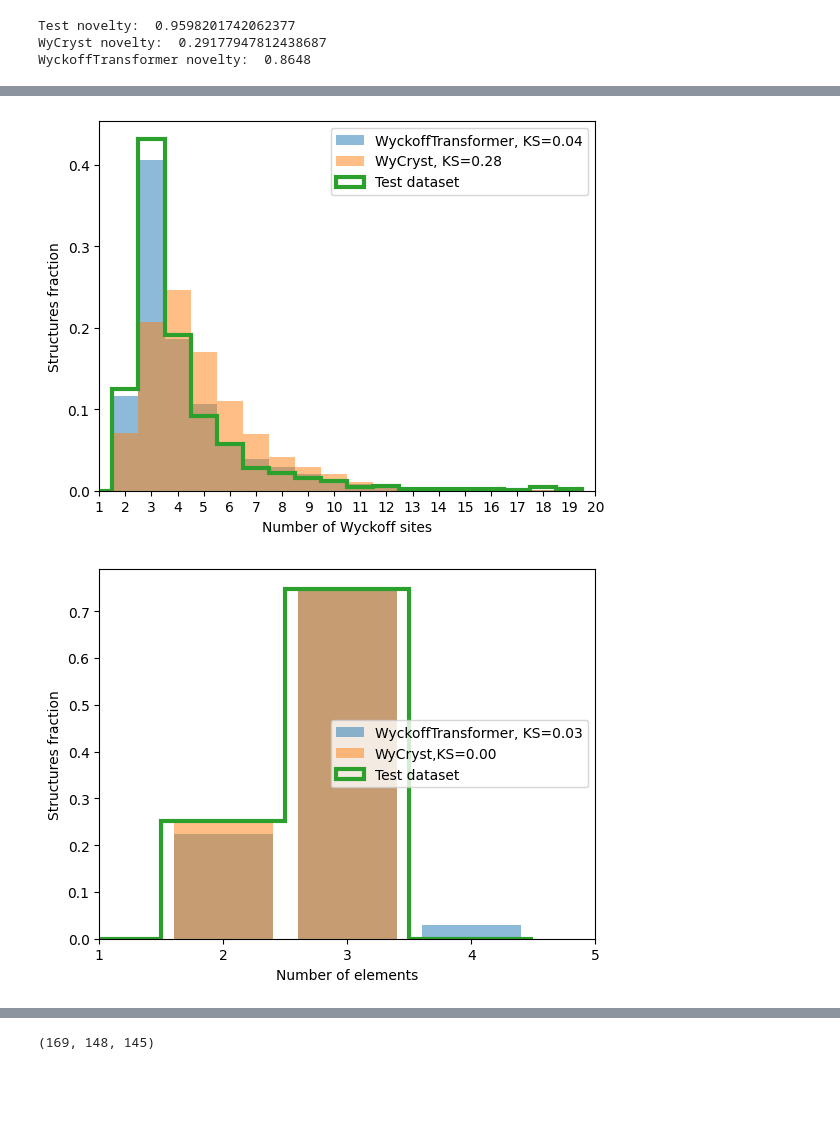
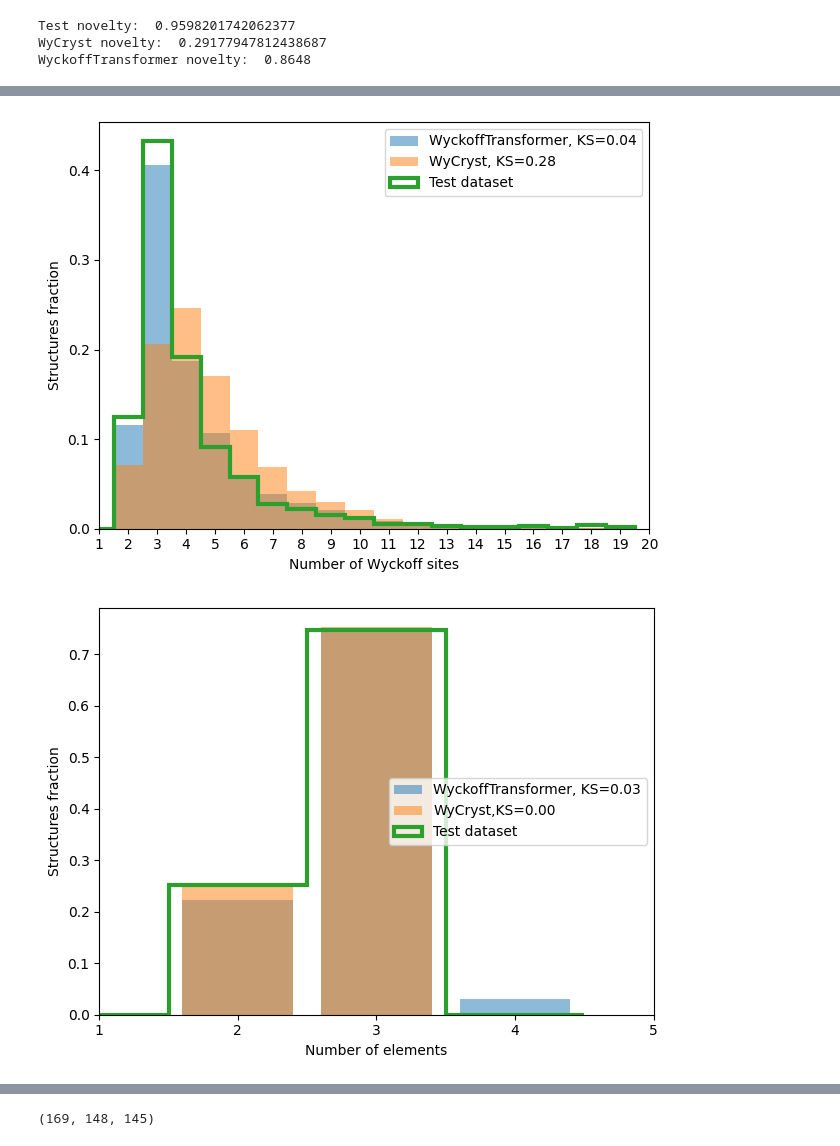
Before and after one commit to kedhip/WyckoffTransformer, a Jupyter notebook: WyCryst_vs_WyckoffTransformer.ipynb, the cells around one changed output, grey strips where cells are left out. Drawn from its saved outputs; the diff is of its cells as text; code cells hidden in the pictures; blank space fills up the shorter version.

```diff
--- a/WyCryst_vs_WyckoffTransformer.ipynb
+++ b/WyCryst_vs_WyckoffTransformer.ipynb
@@ -121,21 +131,25 @@ SG chi2: statistic=215.41483375782673, pvalue=0.00020286983495509275
+# %%
+save_path = Path("plots/AI4AM_NeurIPS_2024")
 # %%
 import matplotlib.pyplot as plt
 fig, ax = plt.subplots()
 num_sites_wt_ks, num_sites_wt = novel_evaluator.get_num_sites_ks(novel_wyckoff_transformer, return_counts=True)
 num_sites_wc_ks, num_sites_wc = novel_evaluator.get_num_sites_ks(novel_wycryst, return_counts=True)
 num_sites_test = novel_evaluator.test_dataset['site_symmetries'].map(len)
 bins = list(range(1, 21))
 ax.hist(num_sites_wt, bins=bins, density=True, alpha=0.5, label=f"WyckoffTransformer, KS={num_sites_wt_ks.statistic:.2f}",
     align='left', histtype='stepfilled')
 ax.hist(num_sites_wc, bins=bins, density=True, alpha=0.5, label=f"WyCryst, KS={num_sites_wc_ks.statistic:.2f}", align='left')
 ax.hist(num_sites_test, bins=bins, histtype='step', lw=3, density=True, label="Test dataset", align='left')
 ax.legend()
 ax.set_xlabel("Number of Wyckoff sites")
 ax.set_ylabel("Structures fraction")
 ax.set_xlim(1, 20)
-ax.set_xticks(bins);
+ax.set_xticks(bins)
+fig.tight_layout()
+fig.savefig(save_path / "WT_vs_WyCryst_num_sites_distribution.pdf")
 # %% [output]
-[figure, old version]
+[figure, new version]
 # %%
 import numpy as np
 fig, ax = plt.subplots()
@@ -153,9 +167,11 @@ ax.legend()
 ax.set_xlabel("Number of elements")
 ax.set_ylabel("Structures fraction")
 ax.set_xlim(1, 4.5)
-ax.set_xticks(range(1, 6));
+ax.set_xticks(range(1, 6))
+fig.tight_layout()
+fig.savefig(save_path / "WT_vs_WyCryst_num_elements_distribution.pdf")
 # %% [output]
-[figure, old version]
+[figure, new version]
 # %%
 elements_wt_chi2, elements_wt, elements_test = \
     novel_evaluator.get_elements_chi2(novel_wyckoff_transformer, sample_size="test", return_counts=True)
```
Also changed, not shown: parts of 4 cells of this notebook, 26 other files.
